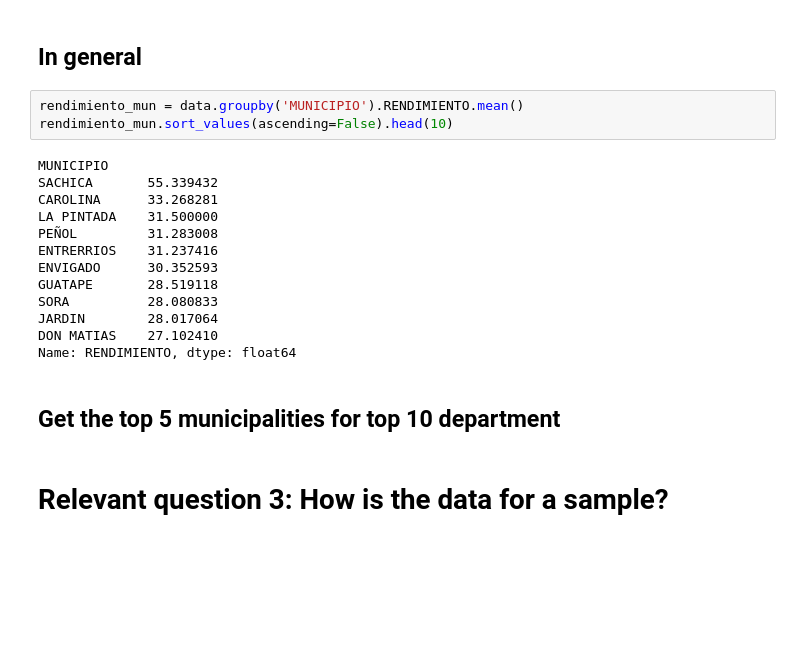
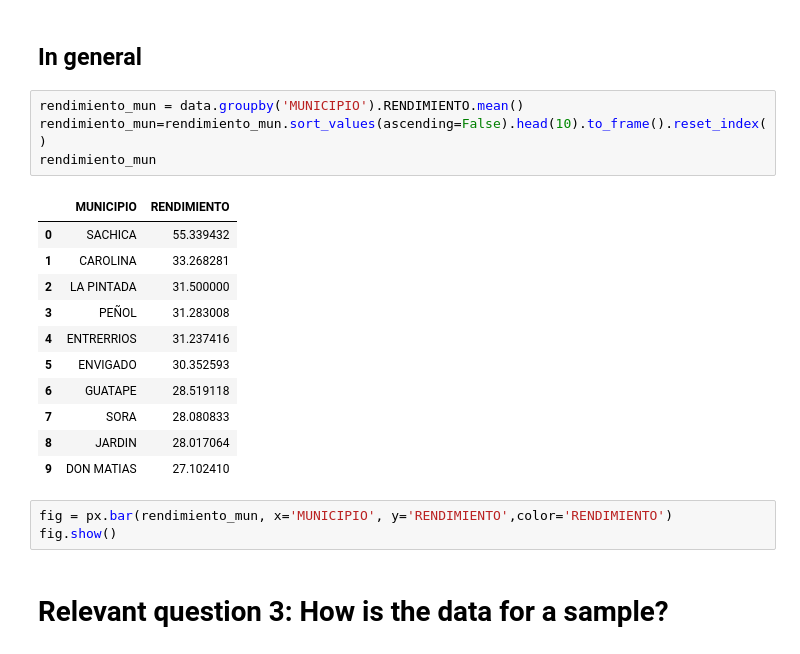
Before and after one commit to ds4a-team-envigado/project, a Jupyter notebook: Evaluaciones_Agropecuarias_Municipales_EVA/preliminary_analysis.ipynb, the cells around one changed output. Saved outputs shown, nothing was run; the diff lists cells and outputs as text; blank space fills up the shorter version.

```diff
--- a/Evaluaciones_Agropecuarias_Municipales_EVA/preliminary_analysis.ipynb
+++ b/Evaluaciones_Agropecuarias_Municipales_EVA/preliminary_analysis.ipynb
@@ -189,22 +200,23 @@ there are 32 departments
 ## In general
 # %%
 rendimiento_mun = data.groupby('MUNICIPIO').RENDIMIENTO.mean()
-rendimiento_mun.sort_values(ascending=False).head(10)
+rendimiento_mun=rendimiento_mun.sort_values(ascending=False).head(10).to_frame().reset_index()
+rendimiento_mun
 # %% [output]
-MUNICIPIO
-SACHICA       55.339432
-CAROLINA      33.268281
-LA PINTADA    31.500000
-PEÑOL         31.283008
-ENTRERRIOS    31.237416
-ENVIGADO      30.352593
-GUATAPE       28.519118
-SORA          28.080833
-JARDIN        28.017064
-DON MATIAS    27.102410
-Name: RENDIMIENTO, dtype: float64
+|  | MUNICIPIO | RENDIMIENTO |
+| 0 | SACHICA | 55.339432 |
+| 1 | CAROLINA | 33.268281 |
+| 2 | LA PINTADA | 31.500000 |
+| 3 | PEÑOL | 31.283008 |
+| 4 | ENTRERRIOS | 31.237416 |
+| 5 | ENVIGADO | 30.352593 |
+| 6 | GUATAPE | 28.519118 |
+| 7 | SORA | 28.080833 |
+| 8 | JARDIN | 28.017064 |
+| 9 | DON MATIAS | 27.102410 |
-# %% [markdown]
-## Get the top 5 municipalities for top 10 department
+# %%
+fig = px.bar(rendimiento_mun, x='MUNICIPIO', y='RENDIMIENTO',color='RENDIMIENTO')
+fig.show()
 # %% [markdown]
 # Relevant question 3: How is the data for a sample?
 # %% [markdown]
```
Also changed, not shown: parts of 15 cells of this notebook.
